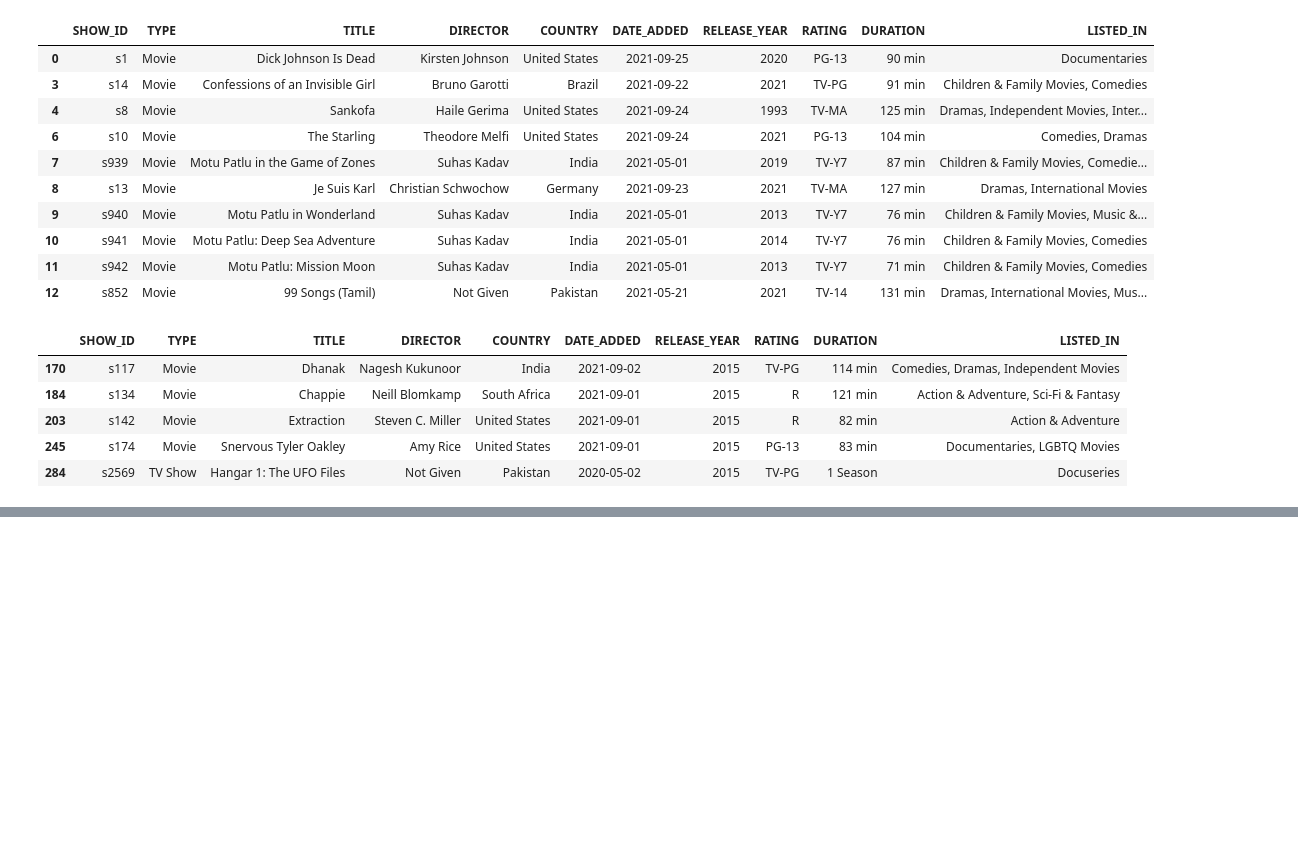
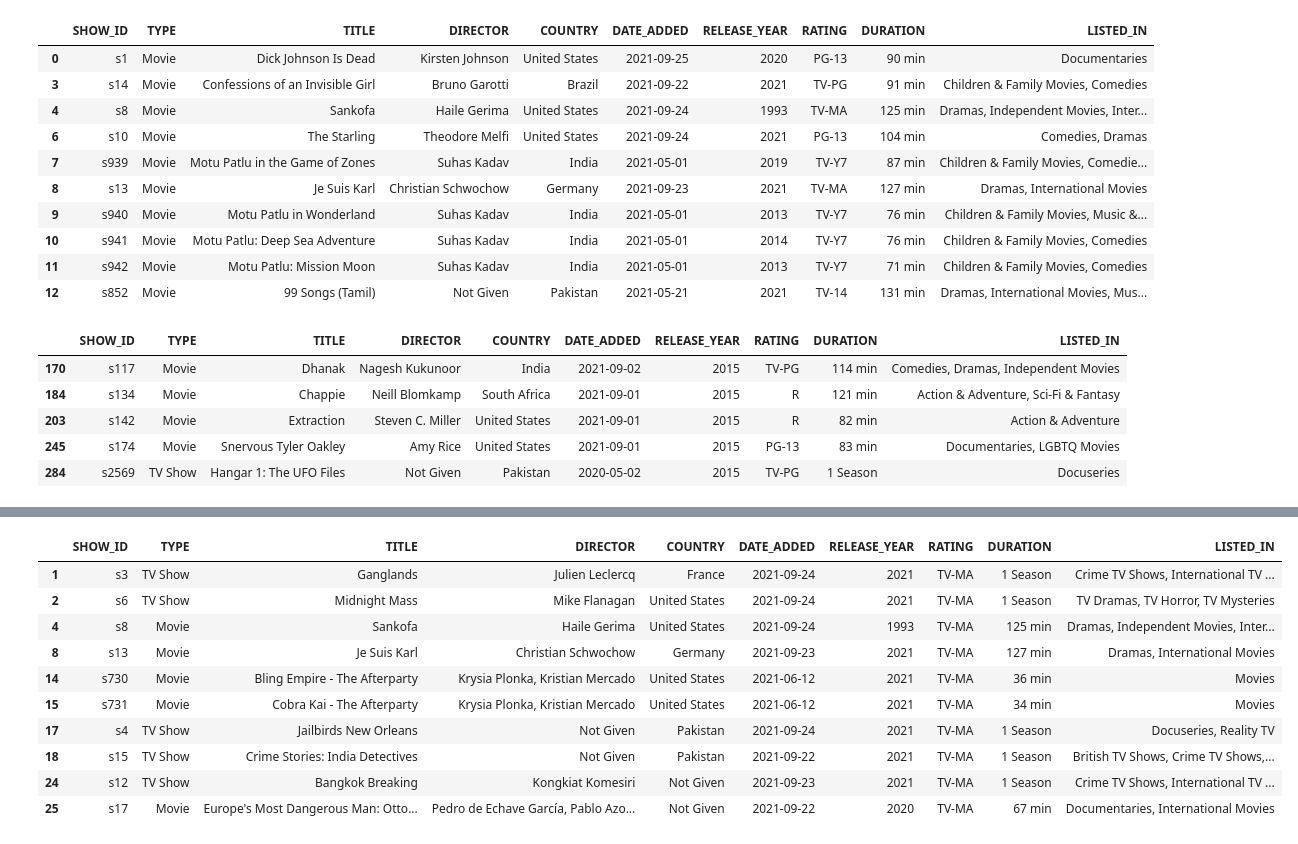
Before and after one commit to ShlokGadhave/Netflix, a Jupyter notebook: main.ipynb, the cells around one changed output, grey strips where cells are left out. Drawn from its saved outputs; the diff is of its cells as text; code cells hidden in the pictures; blank space fills up the shorter version.

```diff
--- a/main.ipynb
+++ b/main.ipynb
@@ -209,0 +240,15 @@ Release_Period.head()
+# %%
+Rating_Category=df[df['RATING']=='TV-MA']
+Rating_Category.head(10)
+# %% [output]
+|  | SHOW_ID | TYPE | TITLE | DIRECTOR | COUNTRY | DATE_ADDED | RELEASE_YEAR | RATING | DURATION | LISTED_IN |
+| 1 | s3 | TV Show | Ganglands | Julien Leclercq | France | 2021-09-24 | 2021 | TV-MA | 1 Season | Crime TV Shows, International TV ... |
+| 2 | s6 | TV Show | Midnight Mass | Mike Flanagan | United States | 2021-09-24 | 2021 | TV-MA | 1 Season | TV Dramas, TV Horror, TV Mysteries |
+| 4 | s8 | Movie | Sankofa | Haile Gerima | United States | 2021-09-24 | 1993 | TV-MA | 125 min | Dramas, Independent Movies, Inter... |
+| 8 | s13 | Movie | Je Suis Karl | Christian Schwochow | Germany | 2021-09-23 | 2021 | TV-MA | 127 min | Dramas, International Movies |
+| 14 | s730 | Movie | Bling Empire - The Afterparty | Krysia Plonka, Kristian Mercado | United States | 2021-06-12 | 2021 | TV-MA | 36 min | Movies |
+| 15 | s731 | Movie | Cobra Kai - The Afterparty | Krysia Plonka, Kristian Mercado | United States | 2021-06-12 | 2021 | TV-MA | 34 min | Movies |
+| 17 | s4 | TV Show | Jailbirds New Orleans | Not Given | Pakistan | 2021-09-24 | 2021 | TV-MA | 1 Season | Docuseries, Reality TV |
+| 18 | s15 | TV Show | Crime Stories: India Detectives | Not Given | Pakistan | 2021-09-22 | 2021 | TV-MA | 1 Season | British TV Shows, Crime TV Shows,... |
+| 24 | s12 | TV Show | Bangkok Breaking | Kongkiat Komesiri | Not Given | 2021-09-23 | 2021 | TV-MA | 1 Season | Crime TV Shows, International TV ... |
+| 25 | s17 | Movie | Europe's Most Dangerous Man: Otto... | Pedro de Echave García, Pablo Azo... | Not Given | 2021-09-22 | 2020 | TV-MA | 67 min | Documentaries, International Movies |
```
Also changed, not shown: parts of 13 cells of this notebook.
